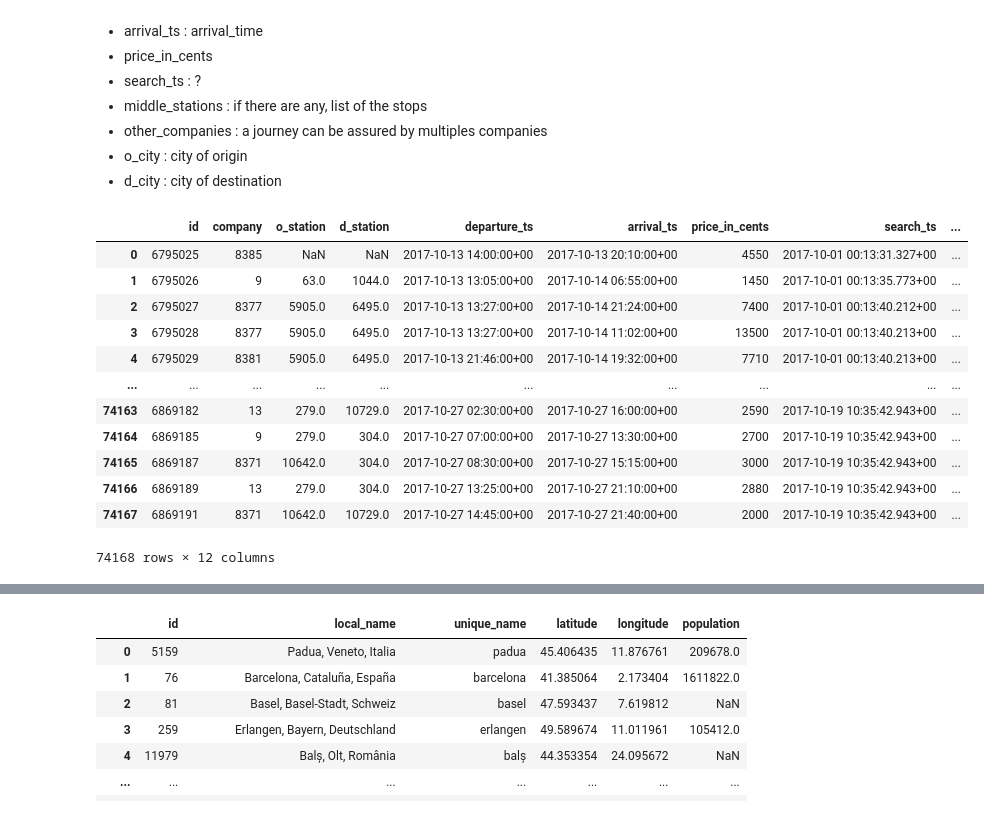
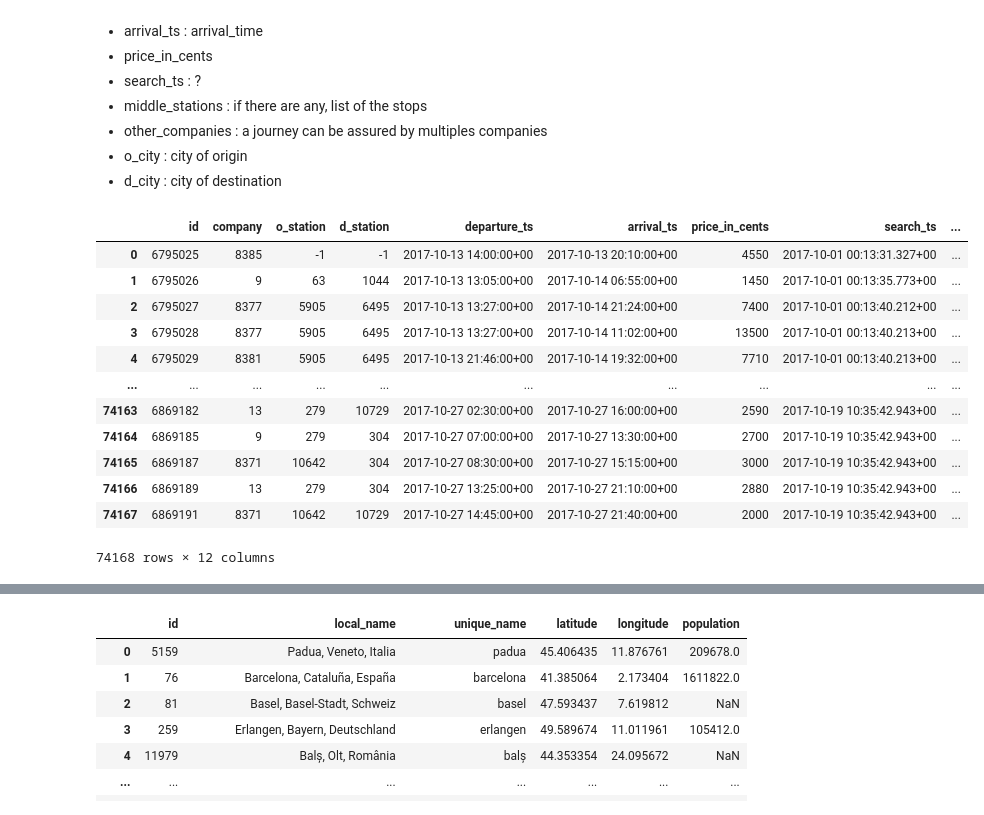
Before and after one commit to vinsJ/Tictactrip, a Jupyter notebook: DATA@DEBANDE-VINCENT.ipynb, the cells around one changed output, grey strips where cells are left out. Drawn from its saved outputs; the diff is of its cells as text; code cells hidden in the pictures.

```diff
--- a/DATA@DEBANDE-VINCENT.ipynb
+++ b/DATA@DEBANDE-VINCENT.ipynb
@@ -28,18 +29,23 @@ Here are tickets from tictactrip (one row = one ticket) :
 - d_city : city of destination
 # %%
 tickets = pd.read_csv("./data/ticket_data.csv")
+tickets.fillna(-1, inplace = True)
+
+tickets['o_station'] = tickets['o_station'].astype('int64')
+tickets['d_station'] = tickets['d_station'].astype('int64')
+
 tickets
 # %% [output]
 |  | id | company | o_station | d_station | departure_ts | arrival_ts | price_in_cents | search_ts | ... |
-| 0 | 6795025 | 8385 | NaN | NaN | 2017-10-13 14:00:00+00 | 2017-10-13 20:10:00+00 | 4550 | 2017-10-01 00:13:31.327+00 | ... |
-| 1 | 6795026 | 9 | 63.0 | 1044.0 | 2017-10-13 13:05:00+00 | 2017-10-14 06:55:00+00 | 1450 | 2017-10-01 00:13:35.773+00 | ... |
-| 2 | 6795027 | 8377 | 5905.0 | 6495.0 | 2017-10-13 13:27:00+00 | 2017-10-14 21:24:00+00 | 7400 | 2017-10-01 00:13:40.212+00 | ... |
-| 3 | 6795028 | 8377 | 5905.0 | 6495.0 | 2017-10-13 13:27:00+00 | 2017-10-14 11:02:00+00 | 13500 | 2017-10-01 00:13:40.213+00 | ... |
-| 4 | 6795029 | 8381 | 5905.0 | 6495.0 | 2017-10-13 21:46:00+00 | 2017-10-14 19:32:00+00 | 7710 | 2017-10-01 00:13:40.213+00 | ... |
+| 0 | 6795025 | 8385 | -1 | -1 | 2017-10-13 14:00:00+00 | 2017-10-13 20:10:00+00 | 4550 | 2017-10-01 00:13:31.327+00 | ... |
+| 1 | 6795026 | 9 | 63 | 1044 | 2017-10-13 13:05:00+00 | 2017-10-14 06:55:00+00 | 1450 | 2017-10-01 00:13:35.773+00 | ... |
+| 2 | 6795027 | 8377 | 5905 | 6495 | 2017-10-13 13:27:00+00 | 2017-10-14 21:24:00+00 | 7400 | 2017-10-01 00:13:40.212+00 | ... |
+| 3 | 6795028 | 8377 | 5905 | 6495 | 2017-10-13 13:27:00+00 | 2017-10-14 11:02:00+00 | 13500 | 2017-10-01 00:13:40.213+00 | ... |
+| 4 | 6795029 | 8381 | 5905 | 6495 | 2017-10-13 21:46:00+00 | 2017-10-14 19:32:00+00 | 7710 | 2017-10-01 00:13:40.213+00 | ... |
 | ... | ... | ... | ... | ... | ... | ... | ... | ... | ... |
-| 74163 | 6869182 | 13 | 279.0 | 10729.0 | 2017-10-27 02:30:00+00 | 2017-10-27 16:00:00+00 | 2590 | 2017-10-19 10:35:42.943+00 | ... |
-| 74164 | 6869185 | 9 | 279.0 | 304.0 | 2017-10-27 07:00:00+00 | 2017-10-27 13:30:00+00 | 2700 | 2017-10-19 10:35:42.943+00 | ... |
-| 74165 | 6869187 | 8371 | 10642.0 | 304.0 | 2017-10-27 08:30:00+00 | 2017-10-27 15:15:00+00 | 3000 | 2017-10-19 10:35:42.943+00 | ... |
-| 74166 | 6869189 | 13 | 279.0 | 304.0 | 2017-10-27 13:25:00+00 | 2017-10-27 21:10:00+00 | 2880 | 2017-10-19 10:35:42.943+00 | ... |
-| 74167 | 6869191 | 8371 | 10642.0 | 10729.0 | 2017-10-27 14:45:00+00 | 2017-10-27 21:40:00+00 | 2000 | 2017-10-19 10:35:42.943+00 | ... |
+| 74163 | 6869182 | 13 | 279 | 10729 | 2017-10-27 02:30:00+00 | 2017-10-27 16:00:00+00 | 2590 | 2017-10-19 10:35:42.943+00 | ... |
+| 74164 | 6869185 | 9 | 279 | 304 | 2017-10-27 07:00:00+00 | 2017-10-27 13:30:00+00 | 2700 | 2017-10-19 10:35:42.943+00 | ... |
+| 74165 | 6869187 | 8371 | 10642 | 304 | 2017-10-27 08:30:00+00 | 2017-10-27 15:15:00+00 | 3000 | 2017-10-19 10:35:42.943+00 | ... |
+| 74166 | 6869189 | 13 | 279 | 304 | 2017-10-27 13:25:00+00 | 2017-10-27 21:10:00+00 | 2880 | 2017-10-19 10:35:42.943+00 | ... |
+| 74167 | 6869191 | 8371 | 10642 | 10729 | 2017-10-27 14:45:00+00 | 2017-10-27 21:40:00+00 | 2000 | 2017-10-19 10:35:42.943+00 | ... |
 74168 rows × 12 columns
```
Also changed, not shown: parts of 35 cells of this notebook.
